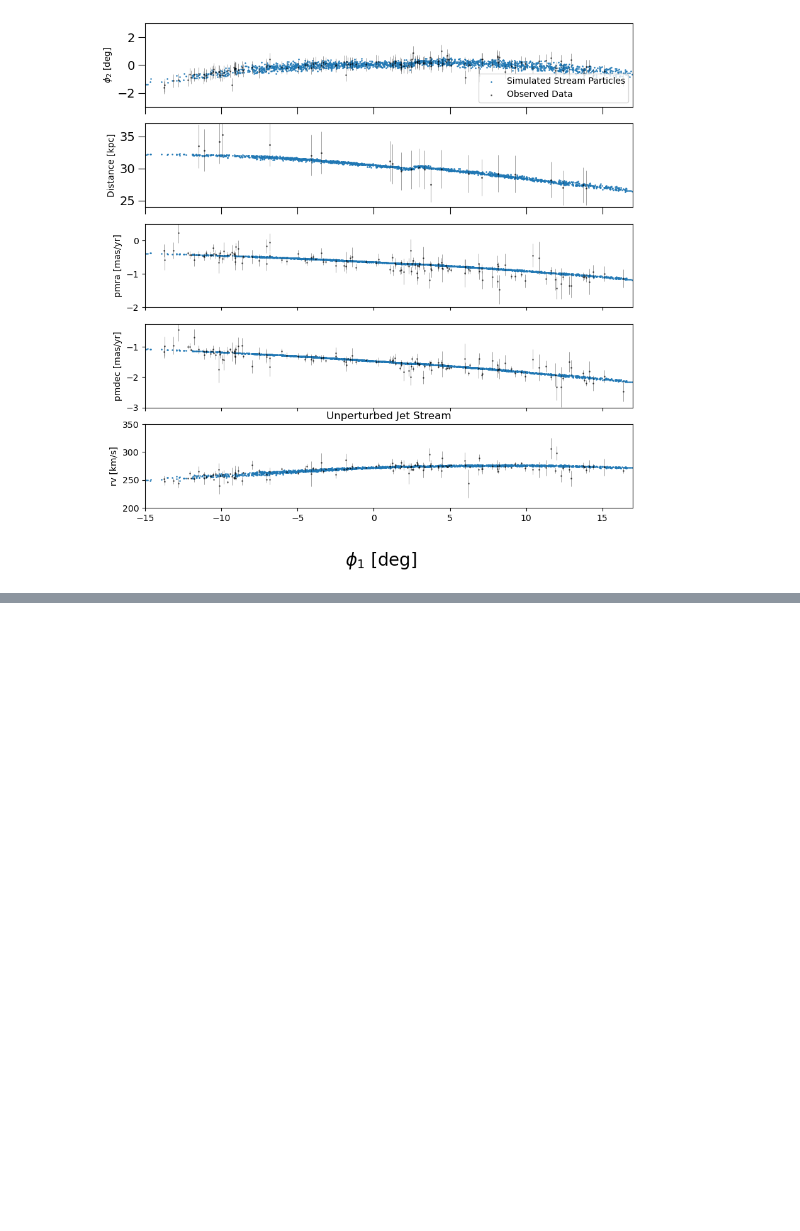
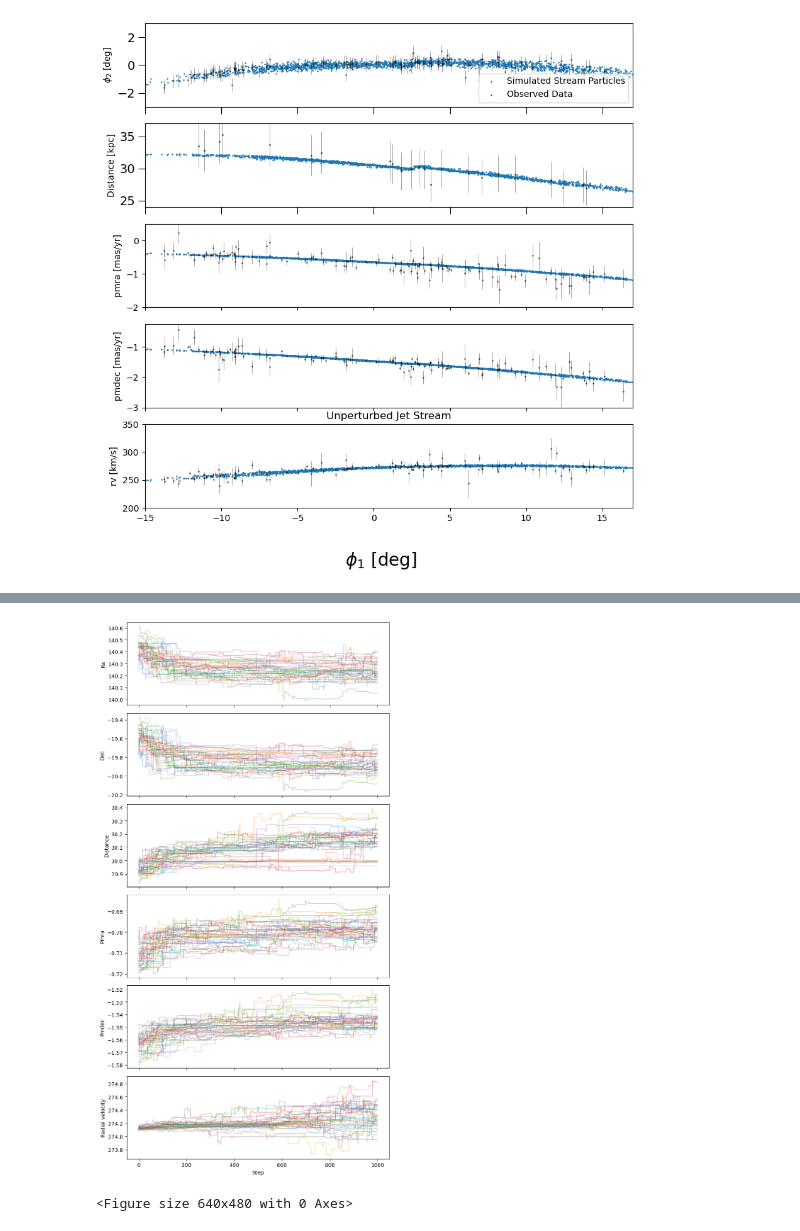
Before and after one commit to shriy-stars/jet_setting_2026-7, a Jupyter notebook: jet_progenitor_fit.ipynb, the cells around one changed output, grey strips where cells are left out. Drawn from its saved outputs; the diff is of its cells as text; code cells hidden in the pictures; blank space fills up the shorter version.

```diff
--- a/jet_progenitor_fit.ipynb
+++ b/jet_progenitor_fit.ipynb
@@ -338,0 +351,21 @@ fig.savefig('jet_mcmc_1.pdf')
+# %%
+n_steps, n_walkers, n_dim = chain.shape
+
+fig, axes = plt.subplots(n_dim, figsize=(8, 2.5*n_dim), sharex=True)
+
+for i in range(n_dim):
+    axes[i].plot(chain[:, :, i], alpha=0.3)
+
+axes[-1].set_xlabel("Step")
+axes[0].set_ylabel("Ra")
+axes[1].set_ylabel("Dec")
+axes[2].set_ylabel("Distance")
+axes[3].set_ylabel("Pmra")
+axes[4].set_ylabel("Pmdec")
+axes[5].set_ylabel("Radial velocity")
+plt.tight_layout()
+plt.show()
+plt.savefig('chains_jet.pdf')
+# %% [output]
+[figure, added]
+<Figure size 640x480 with 0 Axes>
```
Also changed, not shown: parts of 1 cell of this notebook, 1 other file.
